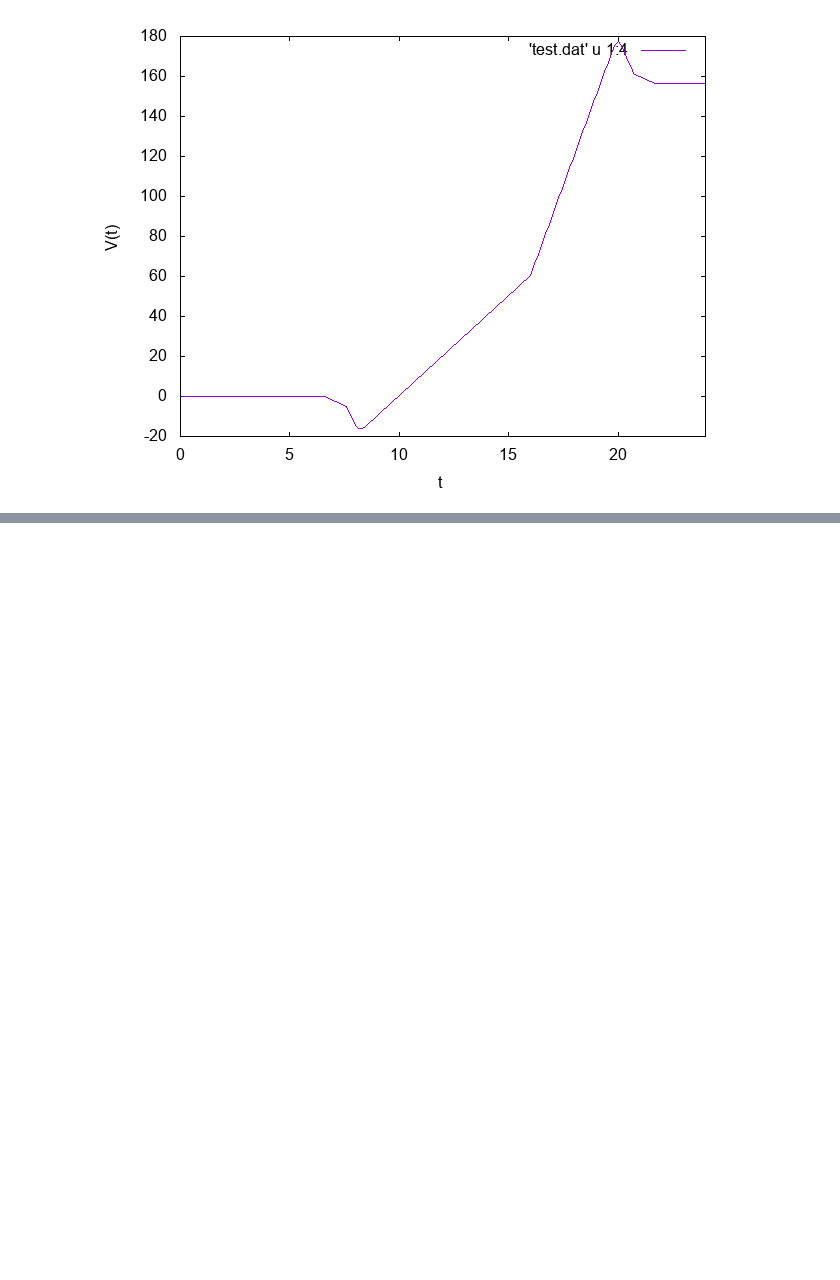
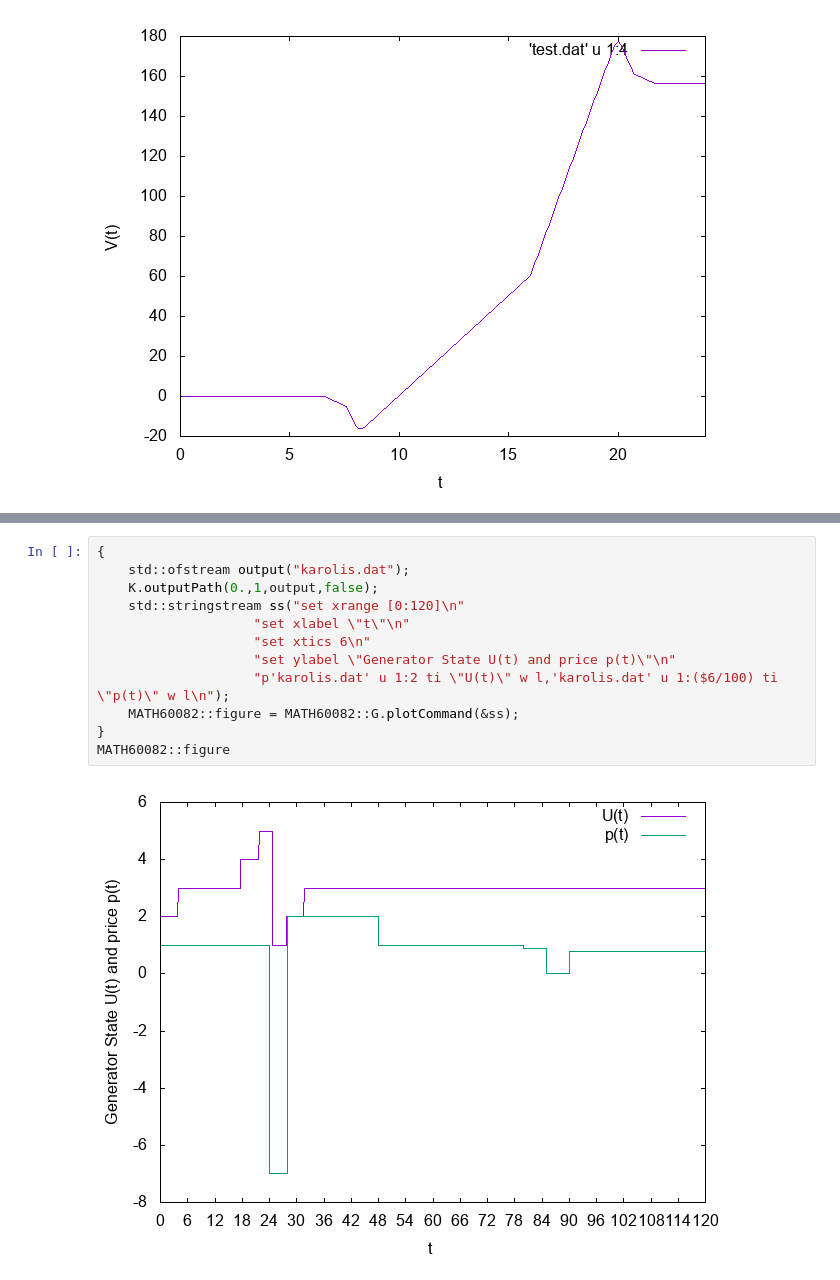
Before and after one commit to pjohno/MSc-Math-Finance-Projects, a Jupyter notebook: notebooks/Energy Markets - An Optimal Generator.ipynb, the cells around one changed output, grey strips where cells are left out. Saved outputs shown, nothing was run; the diff lists cells and outputs as text; blank space fills up the shorter version.

Commit message:
Update the generator code to replicate the model in Karolis' thesis

```diff
--- a/notebooks/Energy Markets - An Optimal Generator.ipynb
+++ b/notebooks/Energy Markets - An Optimal Generator.ipynb
@@ -319,0 +348,14 @@ MATH60082::figure
+# %%
+{
+    std::ofstream output("karolis.dat");
+    K.outputPath(0.,1,output,false);
+    std::stringstream ss("set xrange [0:120]\n"
+                    "set xlabel \"t\"\n"
+                    "set xtics 6\n"
+                    "set ylabel \"Generator State U(t) and price p(t)\"\n"
+                    "p'karolis.dat' u 1:2 ti \"U(t)\" w l,'karolis.dat' u 1:($6/100) ti \"p(t)\" w l\n");
+    MATH60082::figure = MATH60082::G.plotCommand(&ss);
+}
+MATH60082::figure
+# %% [output]
+[figure, added]
```
Also changed, not shown: parts of 5 cells of this notebook, 4 other files.
